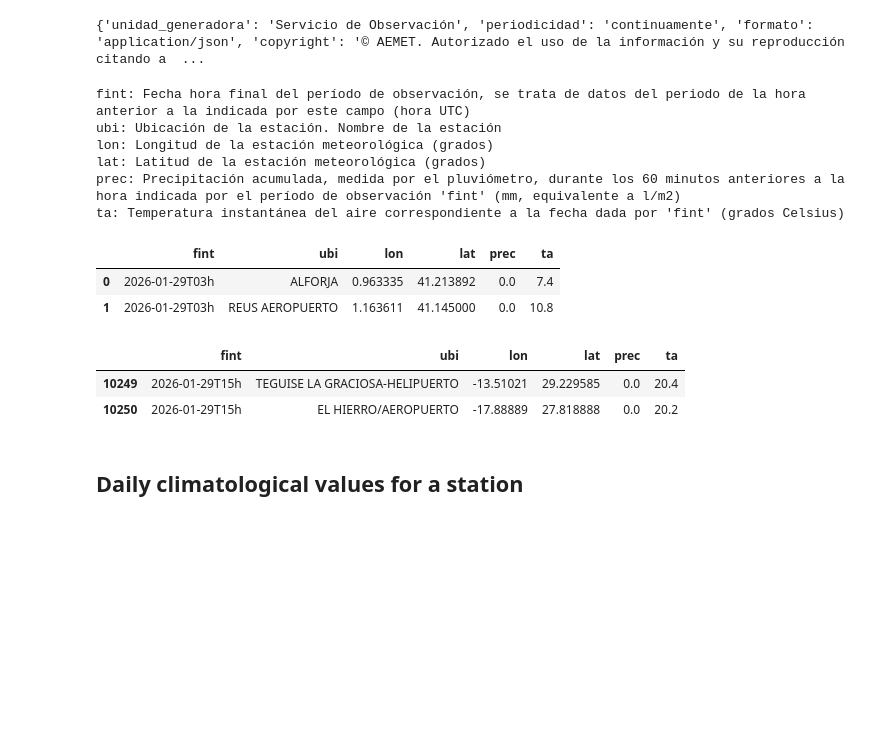
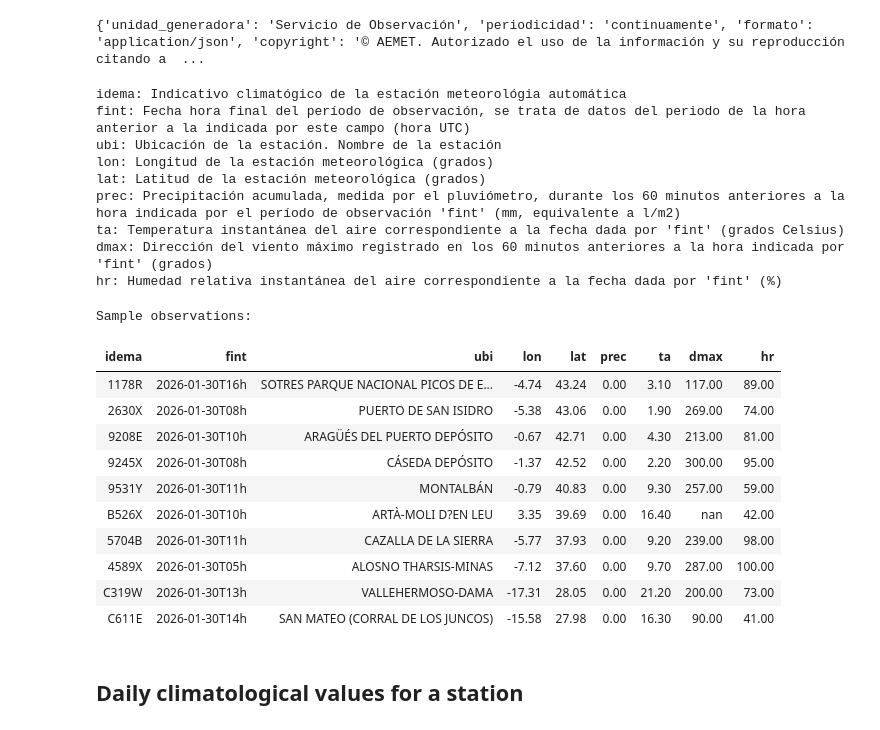
Before and after one commit to reddgr/energy-price-forecasting-in-power-grids, a Jupyter notebook: notebooks/04_AEMET_OpenData.ipynb, the cells around one changed output. Cells and saved outputs as stored; diff of their text form; code cells hidden in the pictures; blank space fills up the shorter version.

Commit message:
current observations data exploration and geopandas

```diff
--- a/notebooks/04_AEMET_OpenData.ipynb
+++ b/notebooks/04_AEMET_OpenData.ipynb
@@ -79,7 +84,7 @@ print(metadata_response)
 {'unidad_generadora': 'Servicio de Observación', 'periodicidad': 'continuamente', 'formato': 'application/json', 'copyright': '© AEMET. Autorizado el uso de la información y su reproducción citando a  ...
 # %%
 fields_info = metadata_response.get("campos", [])
-main_fields = ['fint', 'ubi', 'lon', 'lat', 'prec', 'ta']
+main_fields = ['idema','fint', 'ubi', 'lon', 'lat', 'prec', 'ta', 'dmax', 'hr']
 candidates_name = ("nombre", "id", "campo")
 candidates_desc = ("descripcion", "descripcionCampo")
 
@@ -93,29 +98,42 @@ for field in main_fields:
     )
     print(f"{field}: {description or 'Descripción no disponible'}")
 # %% [output]
+idema: Indicativo climatógico de la estación meteorológia automática
 fint: Fecha hora final del período de observación, se trata de datos del periodo de la hora anterior a la indicada por este campo (hora UTC)
 ubi: Ubicación de la estación. Nombre de la estación
 lon: Longitud de la estación meteorológica (grados)
 lat: Latitud de la estación meteorológica (grados)
 prec: Precipitación acumulada, medida por el pluviómetro, durante los 60 minutos anteriores a la hora indicada por el período de observación 'fint' (mm, equivalente a l/m2)
 ta: Temperatura instantánea del aire correspondiente a la fecha dada por 'fint' (grados Celsius)
+dmax: Dirección del viento máximo registrado en los 60 minutos anteriores a la hora indicada por 'fint' (grados)
+hr: Humedad relativa instantánea del aire correspondiente a la fecha dada por 'fint' (%)
 # %%
 observations_df = pd.DataFrame(observations)
 today_date = datetime.now().strftime("%Y%m%d")
 csv_dir = os.path.join(ROOT, "csv")
 os.makedirs(csv_dir, exist_ok=True)
 observations_df.to_csv(os.path.join(csv_dir, f"current_observations_{today_date}.csv"), index=False)
 fint_dt = pd.to_datetime(observations_df["fint"], errors="coerce")
 observations_df.loc[fint_dt.notna(), "fint"] = fint_dt.dt.strftime("%Y-%m-%dT%Hh")
-display(observations_df[main_fields].head(2))
-display(observations_df[main_fields].tail(2))
+print("Sample observations:")
+sample_df = observations_df[main_fields].sample(10).sort_values("lat", ascending=False)
+
+# pd.options.display.float_format = '{:.2f}'.format
+display(sample_df.style.hide(axis="index").format(precision=2))
+# pd.reset_option("display.float_format")
 # %% [output]
+Sample observations:
-|  | fint | ubi | lon | lat | prec | ta |
-| 0 | 2026-01-29T03h | ALFORJA | 0.963335 | 41.213892 | 0.0 | 7.4 |
-| 1 | 2026-01-29T03h | REUS AEROPUERTO | 1.163611 | 41.145000 | 0.0 | 10.8 |
+| idema | fint | ubi | lon | lat | prec | ta | dmax | hr |
+| 1178R | 2026-01-30T16h | SOTRES PARQUE NACIONAL PICOS DE E... | -4.74 | 43.24 | 0.00 | 3.10 | 117.00 | 89.00 |
+| 2630X | 2026-01-30T08h | PUERTO DE SAN ISIDRO | -5.38 | 43.06 | 0.00 | 1.90 | 269.00 | 74.00 |
+| 9208E | 2026-01-30T10h | ARAGÜÉS DEL PUERTO DEPÓSITO | -0.67 | 42.71 | 0.00 | 4.30 | 213.00 | 81.00 |
+| 9245X | 2026-01-30T08h | CÁSEDA DEPÓSITO | -1.37 | 42.52 | 0.00 | 2.20 | 300.00 | 95.00 |
+| 9531Y | 2026-01-30T11h | MONTALBÁN | -0.79 | 40.83 | 0.00 | 9.30 | 257.00 | 59.00 |
+| B526X | 2026-01-30T10h | ARTÀ-MOLI D?EN LEU | 3.35 | 39.69 | 0.00 | 16.40 | nan | 42.00 |
+| 5704B | 2026-01-30T11h | CAZALLA DE LA SIERRA | -5.77 | 37.93 | 0.00 | 9.20 | 239.00 | 98.00 |
+| 4589X | 2026-01-30T05h | ALOSNO THARSIS-MINAS | -7.12 | 37.60 | 0.00 | 9.70 | 287.00 | 100.00 |
+| C319W | 2026-01-30T13h | VALLEHERMOSO-DAMA | -17.31 | 28.05 | 0.00 | 21.20 | 200.00 | 73.00 |
+| C611E | 2026-01-30T14h | SAN MATEO (CORRAL DE LOS JUNCOS) | -15.58 | 27.98 | 0.00 | 16.30 | 90.00 | 41.00 |
-|  | fint | ubi | lon | lat | prec | ta |
-| 10249 | 2026-01-29T15h | TEGUISE LA GRACIOSA-HELIPUERTO | -13.51021 | 29.229585 | 0.0 | 20.4 |
-| 10250 | 2026-01-29T15h | EL HIERRO/AEROPUERTO | -17.88889 | 27.818888 | 0.0 | 20.2 |
 # %% [markdown]
 ## Daily climatological values for a station
 # %%
```
Also changed, not shown: parts of 3 cells of this notebook, 1 other file.
